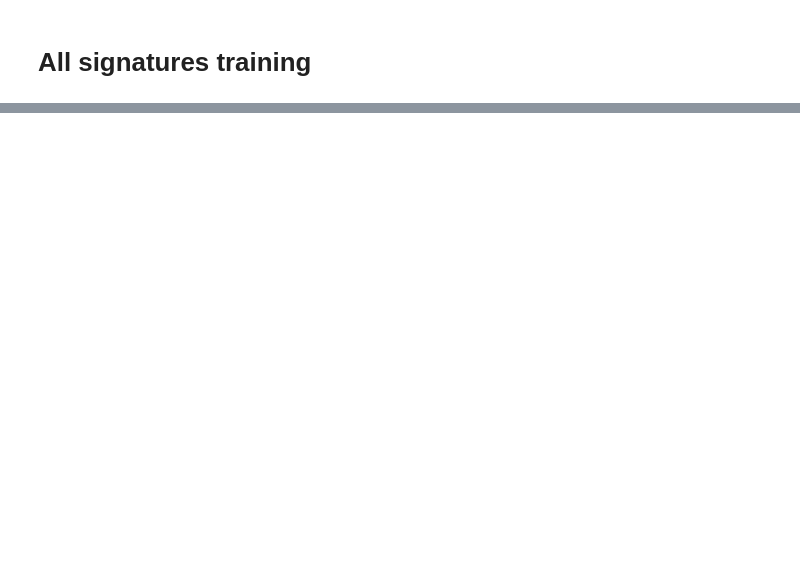
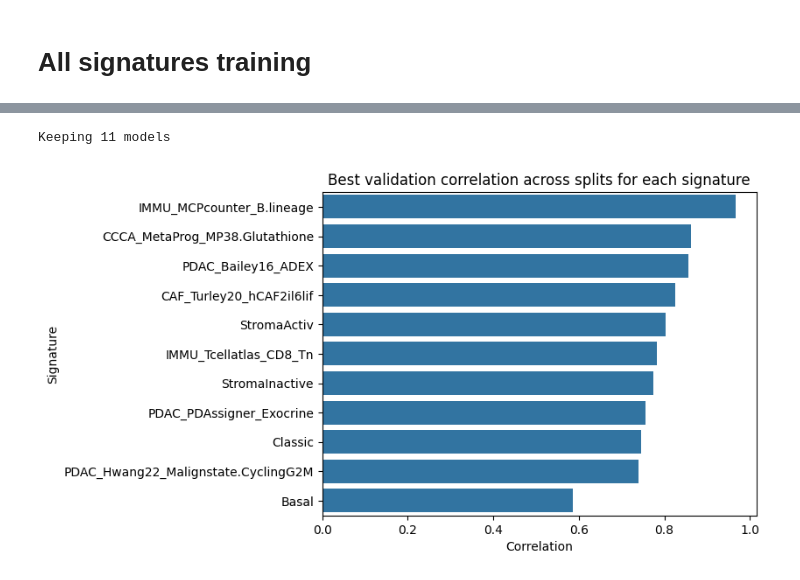
Before and after one commit to GeNeHetX/HistoSign, a Jupyter notebook: src/signatures/inspect_training.ipynb, the cells around one changed output, grey strips where cells are left out. Drawn from its saved outputs; the diff is of its cells as text; code cells hidden in the pictures; blank space fills up the shorter version.

```diff
--- a/src/signatures/inspect_training.ipynb
+++ b/src/signatures/inspect_training.ipynb
@@ -304,0 +358,23 @@ Keeping 118 models
+# %%
+recap_df["mean_corr_train"] = recap_df.filter(like="train_split_").mean(axis=1)
+recap_df["best_split_train"] = recap_df.filter(like="train_split_").idxmax(axis=1)
+recap_df["best_corr_train"] = recap_df.filter(like="train_split_").max(axis=1)
+recap_df["mean_corr_val"] = recap_df.filter(like="val_split_").mean(axis=1)
+recap_df["best_split_val"] = recap_df.filter(like="val_split_").idxmax(axis=1)
+recap_df["best_corr_val"] = recap_df.filter(like="val_split_").max(axis=1)
+recap_df["corresponding_train_corr"] = recap_df.apply(
+    lambda x: x[f"{x.best_split_val.replace('val', 'train')}"], axis=1
+)
+
+
+def get_model_path(row):
+    key, split = row.best_split_val.split("_val_")
+    key = f"path_{key}"
+    return row[key] / split / "model.pth"
+
+
+recap_df["model_path"] = recap_df.apply(get_model_path, axis=1)
+recap_df.sort_values(by="best_corr_val", ascending=False, inplace=True)
+recap_df.reset_index(drop=True, inplace=True)
+recap_df.to_csv(r"C:\Users\inserm\Documents\histo_sign\src\signatures\recap_df.tsv", sep="\t", index=False)
+recap_df
@@ -304,0 +445,20 @@ Keeping 118 models
+# %%
+valid_model = recap_df[:10]
+valid_sign = valid_model.signature.values
+valid_sign = list(set(valid_sign).union(set(["Classic", "StromaActiv", "Basal", "StromaInactive"])))
+valid_model = recap_df[recap_df.signature.isin(valid_sign)]
+
+res = valid_model[["signature", "model_path"]]
+res_dict = res.set_index("signature").T.to_dict("list")
+for k, v in res_dict.items():
+    res_dict[k] = v[0].as_posix()
+print(f"Keeping {len(res_dict)} models")
+np.save(r"C:\Users\inserm\Documents\histo_sign\dataset\best_model_path.npy", res_dict)
+sns.barplot(data=valid_model, x="best_corr_val", y="signature")
+plt.title("Best validation correlation across splits for each signature")
+plt.xlabel("Correlation")
+plt.ylabel("Signature")
+plt.show()
+# %% [output]
+Keeping 11 models
+[figure, added]
```
Also changed, not shown: parts of 28 cells of this notebook, 2 other files.
